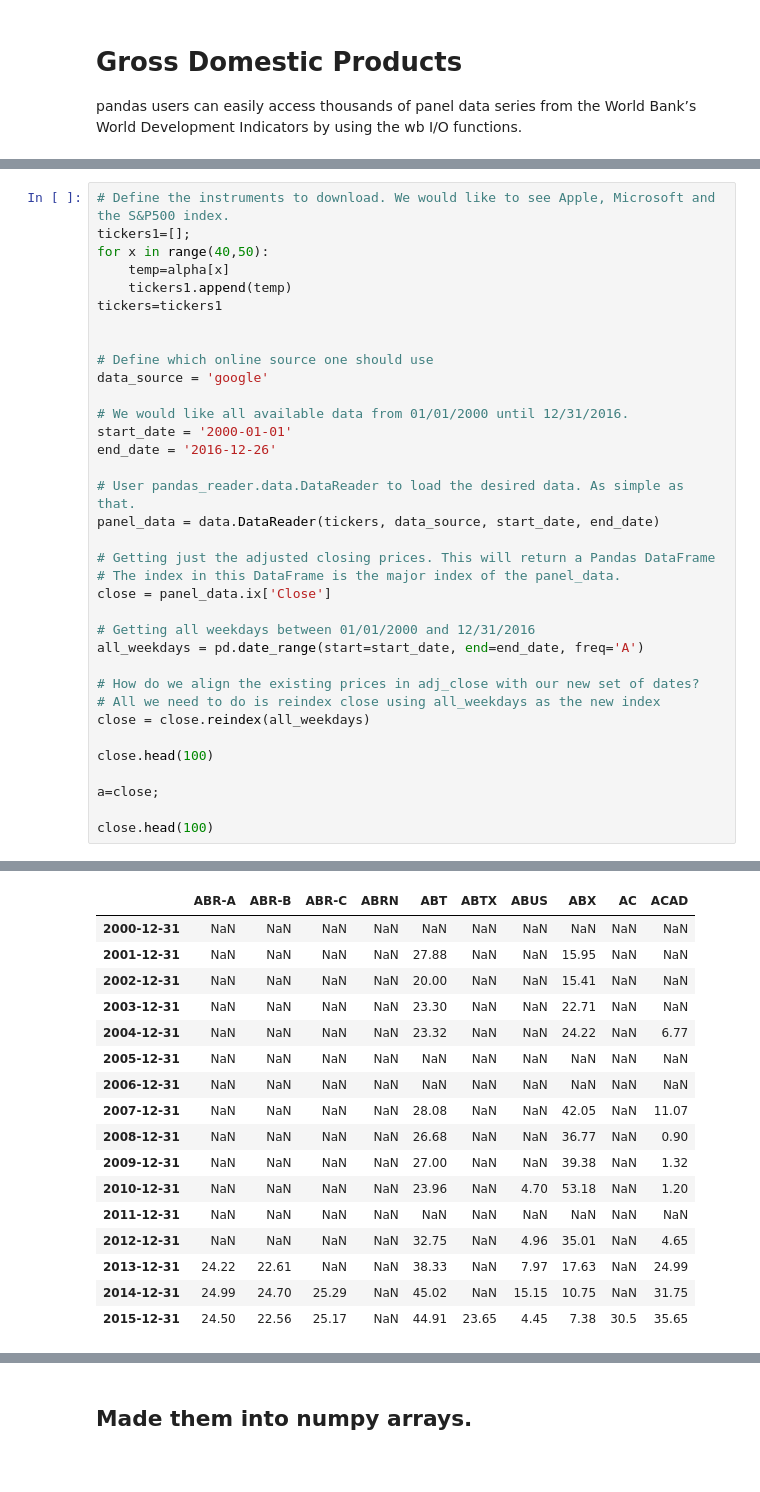
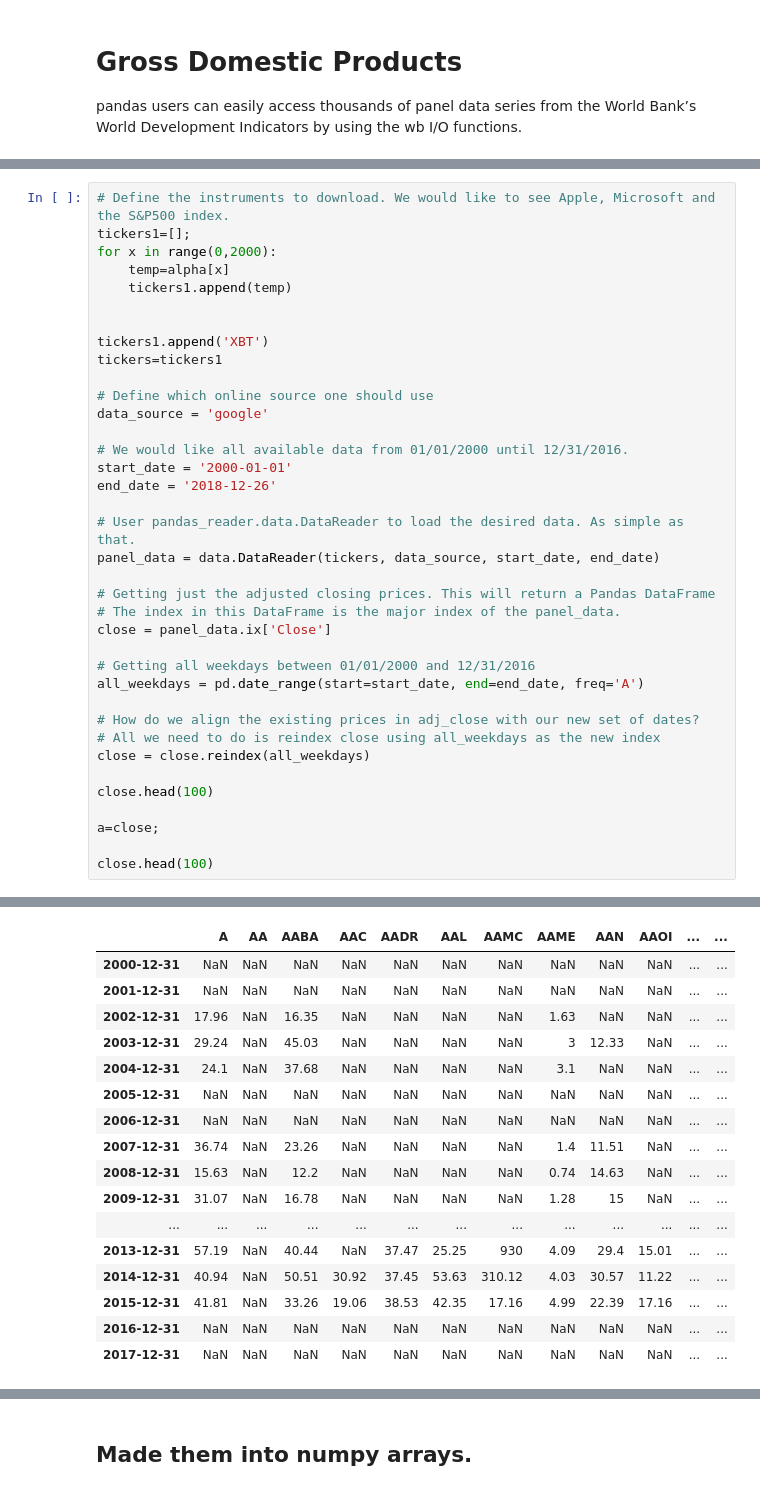
Before and after one commit to SocialWeather/SocialWeather, a Jupyter notebook: Stocksdata.ipynb, the cells around one changed output, grey strips where cells are left out. Drawn from its saved outputs; the diff is of its cells as text.

```diff
--- a/Stocksdata.ipynb
+++ b/Stocksdata.ipynb
@@ -55,63 +78,65 @@ All I've heard is that the API is really unstable, if I do find any other API wh
 # %%
 # Define the instruments to download. We would like to see Apple, Microsoft and the S&P500 index.
 tickers1=[];
-for x in range(40,50):
+for x in range(0,2000):
     temp=alpha[x]
     tickers1.append(temp)
+
+
+tickers1.append('XBT')
 tickers=tickers1
-
 
 # Define which online source one should use
 data_source = 'google'
 
 # We would like all available data from 01/01/2000 until 12/31/2016.
 start_date = '2000-01-01'
-end_date = '2016-12-26'
+end_date = '2018-12-26'
 
 # User pandas_reader.data.DataReader to load the desired data. As simple as that.
 panel_data = data.DataReader(tickers, data_source, start_date, end_date)
 
 # Getting just the adjusted closing prices. This will return a Pandas DataFrame
 # The index in this DataFrame is the major index of the panel_data.
 close = panel_data.ix['Close']
 
 # Getting all weekdays between 01/01/2000 and 12/31/2016
 all_weekdays = pd.date_range(start=start_date, end=end_date, freq='A')
 
 # How do we align the existing prices in adj_close with our new set of dates?
 # All we need to do is reindex close using all_weekdays as the new index
 close = close.reindex(all_weekdays)
 
 close.head(100)
 
 a=close;
 
 close.head(100)
 # %% [output]
 The Google Finance API has not been stable since late 2017. Requests seem
 to fail at random. Failure is especially common when bulk downloading.
 
   warnings.warn(UNSTABLE_WARNING, UnstableAPIWarning)
 .ix is deprecated. Please use
 .loc for label based indexing or
 .iloc for positional indexing
 
 See the documentation here:
 http://pandas.pydata.org/pandas-docs/stable/indexing.html#ix-indexer-is-deprecated
-|  | ABR-A | ABR-B | ABR-C | ABRN | ABT | ABTX | ABUS | ABX | AC | ACAD |
-| 2000-12-31 | NaN | NaN | NaN | NaN | NaN | NaN | NaN | NaN | NaN | NaN |
-| 2001-12-31 | NaN | NaN | NaN | NaN | 27.88 | NaN | NaN | 15.95 | NaN | NaN |
-| 2002-12-31 | NaN | NaN | NaN | NaN | 20.00 | NaN | NaN | 15.41 | NaN | NaN |
-| 2003-12-31 | NaN | NaN | NaN | NaN | 23.30 | NaN | NaN | 22.71 | NaN | NaN |
-| 2004-12-31 | NaN | NaN | NaN | NaN | 23.32 | NaN | NaN | 24.22 | NaN | 6.77 |
-| 2005-12-31 | NaN | NaN | NaN | NaN | NaN | NaN | NaN | NaN | NaN | NaN |
-| 2006-12-31 | NaN | NaN | NaN | NaN | NaN | NaN | NaN | NaN | NaN | NaN |
-| 2007-12-31 | NaN | NaN | NaN | NaN | 28.08 | NaN | NaN | 42.05 | NaN | 11.07 |
-| 2008-12-31 | NaN | NaN | NaN | NaN | 26.68 | NaN | NaN | 36.77 | NaN | 0.90 |
-| 2009-12-31 | NaN | NaN | NaN | NaN | 27.00 | NaN | NaN | 39.38 | NaN | 1.32 |
-| 2010-12-31 | NaN | NaN | NaN | NaN | 23.96 | NaN | 4.70 | 53.18 | NaN | 1.20 |
-| 2011-12-31 | NaN | NaN | NaN | NaN | NaN | NaN | NaN | NaN | NaN | NaN |
-| 2012-12-31 | NaN | NaN | NaN | NaN | 32.75 | NaN | 4.96 | 35.01 | NaN | 4.65 |
-| 2013-12-31 | 24.22 | 22.61 | NaN | NaN | 38.33 | NaN | 7.97 | 17.63 | NaN | 24.99 |
-| 2014-12-31 | 24.99 | 24.70 | 25.29 | NaN | 45.02 | NaN | 15.15 | 10.75 | NaN | 31.75 |
-| 2015-12-31 | 24.50 | 22.56 | 25.17 | NaN | 44.91 | 23.65 | 4.45 | 7.38 | 30.5 | 35.65 |
+|  | A | AA | AABA | AAC | AADR | AAL | AAMC | AAME | AAN | AAOI | ... | ... |
+| 2000-12-31 | NaN | NaN | NaN | NaN | NaN | NaN | NaN | NaN | NaN | NaN | ... | ... |
+| 2001-12-31 | NaN | NaN | NaN | NaN | NaN | NaN | NaN | NaN | NaN | NaN | ... | ... |
+| 2002-12-31 | 17.96 | NaN | 16.35 | NaN | NaN | NaN | NaN | 1.63 | NaN | NaN | ... | ... |
+| 2003-12-31 | 29.24 | NaN | 45.03 | NaN | NaN | NaN | NaN | 3 | 12.33 | NaN | ... | ... |
+| 2004-12-31 | 24.1 | NaN | 37.68 | NaN | NaN | NaN | NaN | 3.1 | NaN | NaN | ... | ... |
+| 2005-12-31 | NaN | NaN | NaN | NaN | NaN | NaN | NaN | NaN | NaN | NaN | ... | ... |
+| 2006-12-31 | NaN | NaN | NaN | NaN | NaN | NaN | NaN | NaN | NaN | NaN | ... | ... |
+| 2007-12-31 | 36.74 | NaN | 23.26 | NaN | NaN | NaN | NaN | 1.4 | 11.51 | NaN | ... | ... |
+| 2008-12-31 | 15.63 | NaN | 12.2 | NaN | NaN | NaN | NaN | 0.74 | 14.63 | NaN | ... | ... |
+| 2009-12-31 | 31.07 | NaN | 16.78 | NaN | NaN | NaN | NaN | 1.28 | 15 | NaN | ... | ... |
+| ... | ... | ... | ... | ... | ... | ... | ... | ... | ... | ... | ... | ... |
+| 2013-12-31 | 57.19 | NaN | 40.44 | NaN | 37.47 | 25.25 | 930 | 4.09 | 29.4 | 15.01 | ... | ... |
+| 2014-12-31 | 40.94 | NaN | 50.51 | 30.92 | 37.45 | 53.63 | 310.12 | 4.03 | 30.57 | 11.22 | ... | ... |
+| 2015-12-31 | 41.81 | NaN | 33.26 | 19.06 | 38.53 | 42.35 | 17.16 | 4.99 | 22.39 | 17.16 | ... | ... |
+| 2016-12-31 | NaN | NaN | NaN | NaN | NaN | NaN | NaN | NaN | NaN | NaN | ... | ... |
+| 2017-12-31 | NaN | NaN | NaN | NaN | NaN | NaN | NaN | NaN | NaN | NaN | ... | ... |
```
Also changed, not shown: parts of 13 cells of this notebook, 1 other file.
